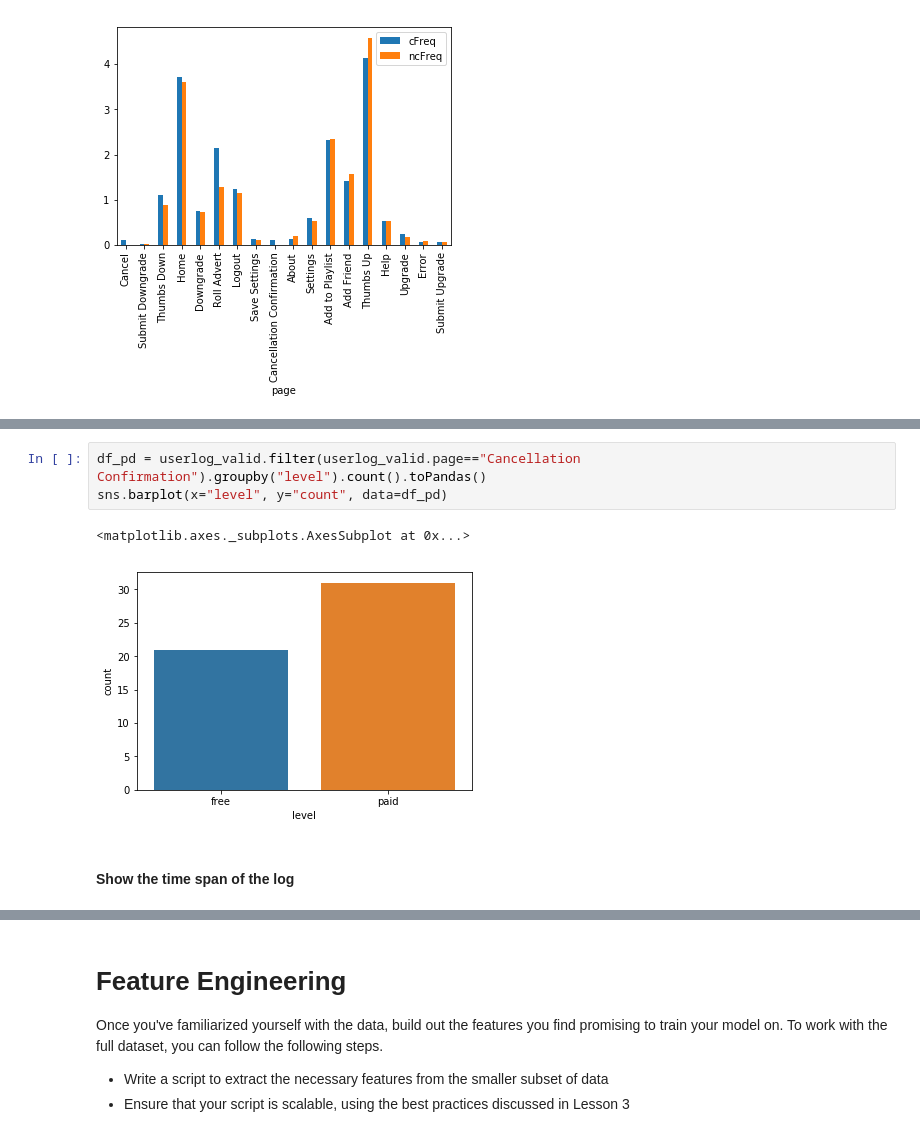
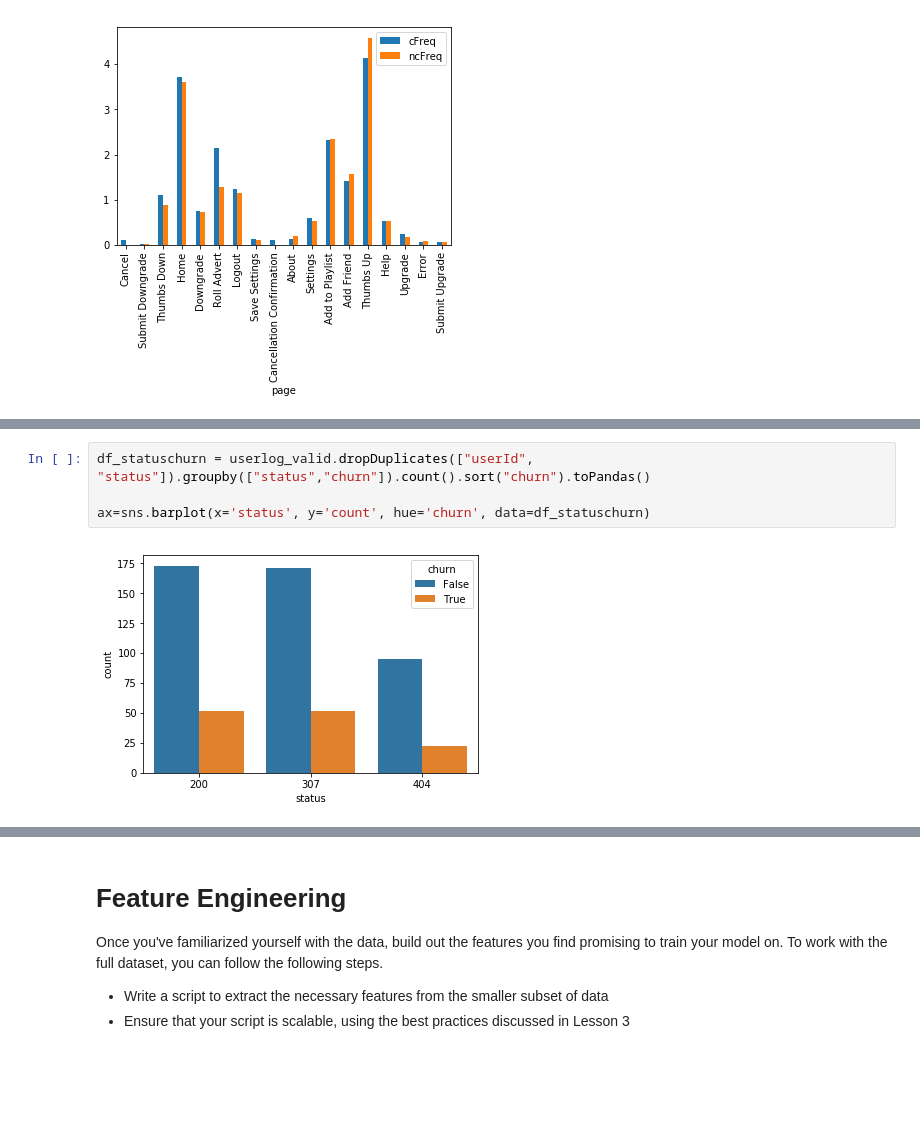
Before and after one commit to ShuangyuandData/SparkprojectSparkify, a Jupyter notebook: Sparkify.ipynb, the cells around one changed output, grey strips where cells are left out. Saved outputs shown, nothing was run; the diff lists cells and outputs as text; blank space fills up the shorter version.

```diff
--- a/Sparkify.ipynb
+++ b/Sparkify.ipynb
@@ -328,8 +715,6 @@ df_page.plot.bar("page")
 # %%
-df_pd = userlog_valid.filter(userlog_valid.page=="Cancellation Confirmation").groupby("level").count().toPandas()
-sns.barplot(x="level", y="count", data=df_pd)
+df_statuschurn = userlog_valid.dropDuplicates(["userId", "status"]).groupby(["status","churn"]).count().sort("churn").toPandas()
+
+ax=sns.barplot(x='status', y='count', hue='churn', data=df_statuschurn)
 # %% [output]
-<matplotlib.axes._subplots.AxesSubplot at 0x...>
-[figure, old version]
+[figure, new version]
-# %% [markdown]
-#### Show the time span of the log
```
Also changed, not shown: parts of 67 cells of this notebook.
